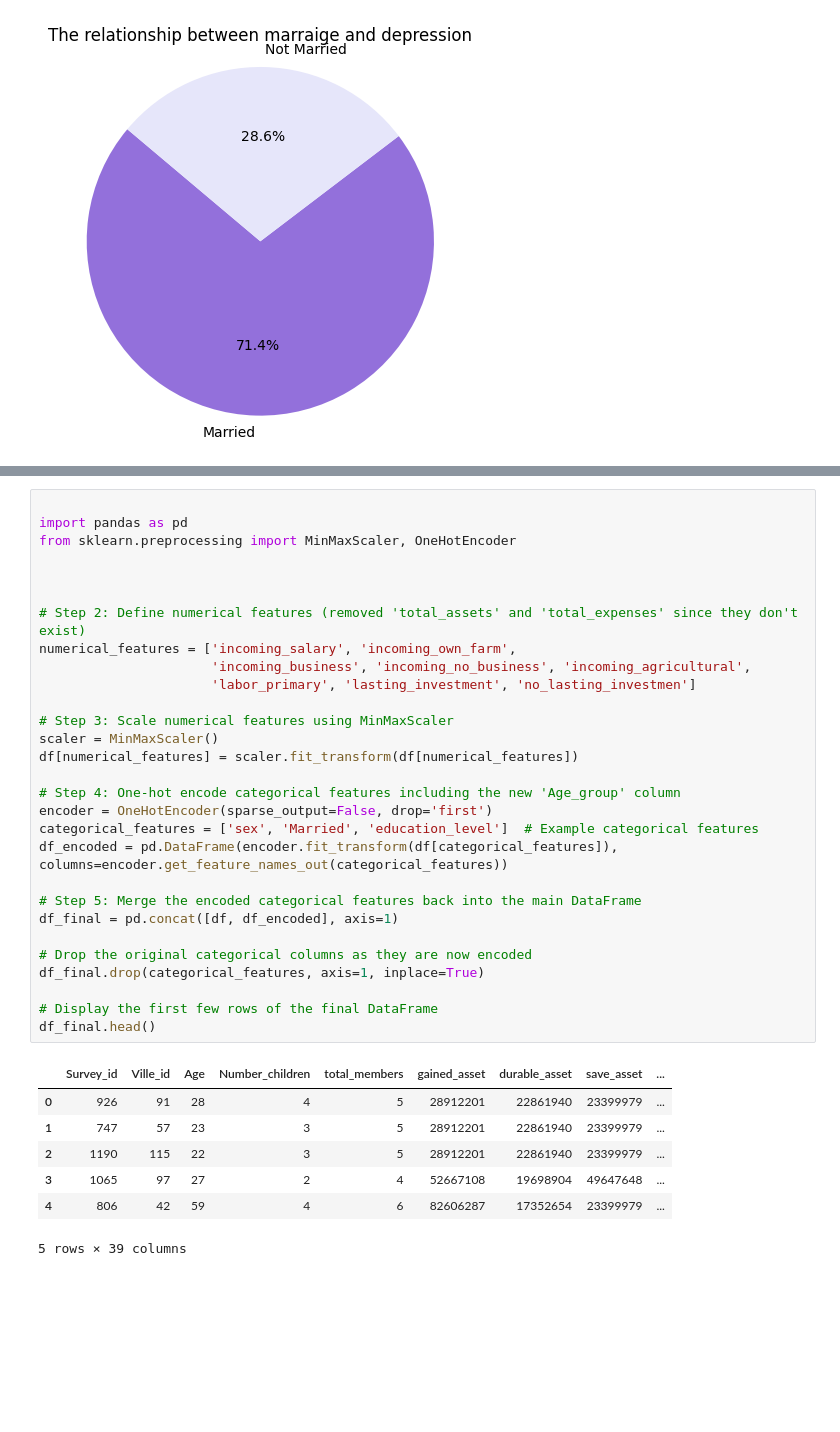
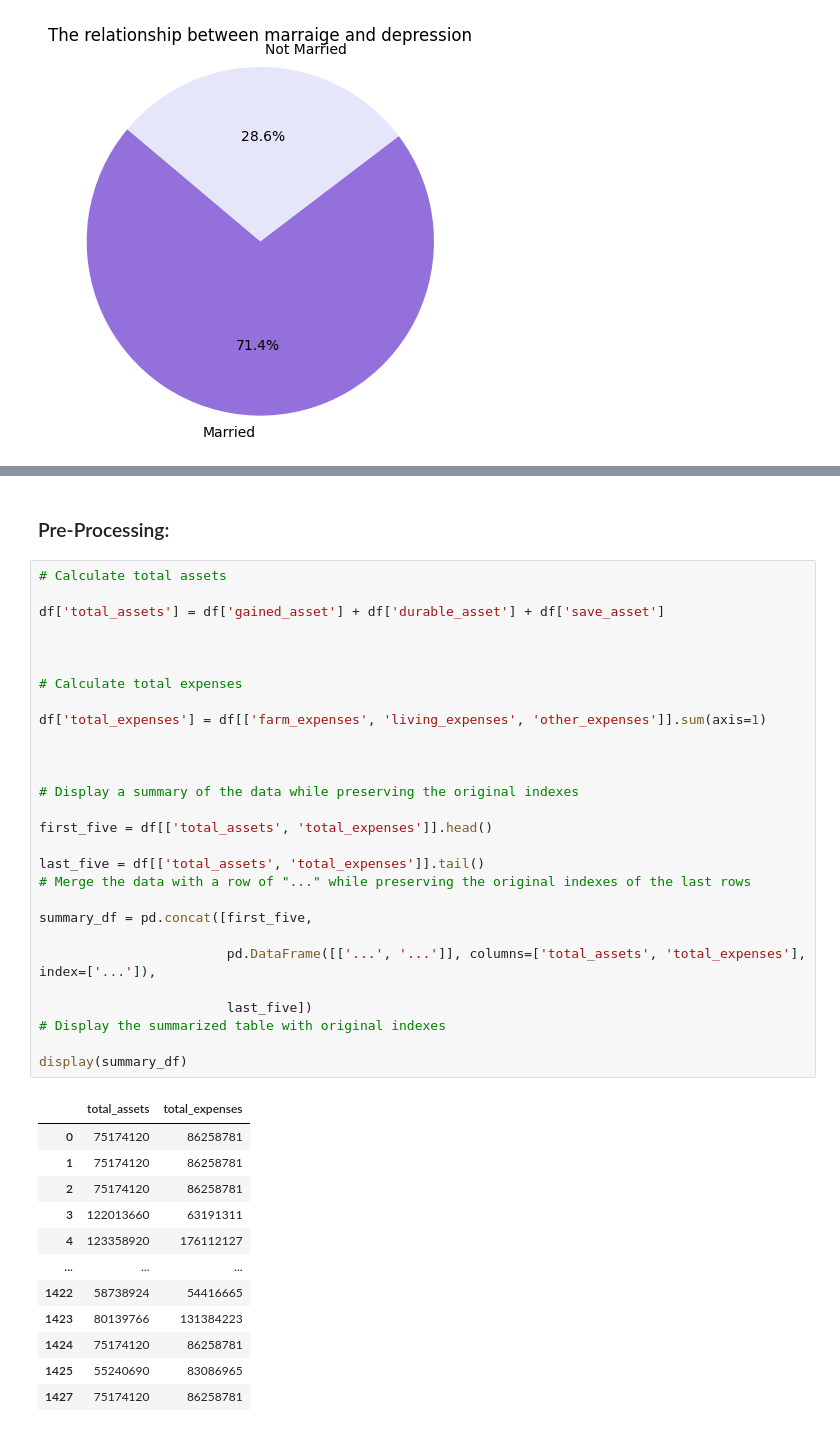
Before and after one commit to lameessa/IT326-project-depression, a Jupyter notebook: Phase 2 notebook.ipynb, the cells around one changed output, grey strips where cells are left out. Cells and saved outputs as stored; diff of their text form; blank space fills up the shorter version.

```diff
--- a/Phase 2 notebook.ipynb
+++ b/Phase 2 notebook.ipynb
@@ -223,37 +205,43 @@ plt.show()
-# %%
-
-import pandas as pd
-from sklearn.preprocessing import MinMaxScaler, OneHotEncoder
-
-
-
-# Step 2: Define numerical features (removed 'total_assets' and 'total_expenses' since they don't exist)
-numerical_features = ['incoming_salary', 'incoming_own_farm',
-                      'incoming_business', 'incoming_no_business', 'incoming_agricultural',
-                      'labor_primary', 'lasting_investment', 'no_lasting_investmen']
-
-# Step 3: Scale numerical features using MinMaxScaler
-scaler = MinMaxScaler()
-df[numerical_features] = scaler.fit_transform(df[numerical_features])
-
-# Step 4: One-hot encode categorical features including the new 'Age_group' column
-encoder = OneHotEncoder(sparse_output=False, drop='first')
-categorical_features = ['sex', 'Married', 'education_level']  # Example categorical features
-df_encoded = pd.DataFrame(encoder.fit_transform(df[categorical_features]), columns=encoder.get_feature_names_out(categorical_features))
-
-# Step 5: Merge the encoded categorical features back into the main DataFrame
-df_final = pd.concat([df, df_encoded], axis=1)
-
-# Drop the original categorical columns as they are now encoded
-df_final.drop(categorical_features, axis=1, inplace=True)
-
-# Display the first few rows of the final DataFrame
-df_final.head()
-# %% [output]
-|  | Survey_id | Ville_id | Age | Number_children | total_members | gained_asset | durable_asset | save_asset | ... |
-| 0 | 926 | 91 | 28 | 4 | 5 | 28912201 | 22861940 | 23399979 | ... |
-| 1 | 747 | 57 | 23 | 3 | 5 | 28912201 | 22861940 | 23399979 | ... |
-| 2 | 1190 | 115 | 22 | 3 | 5 | 28912201 | 22861940 | 23399979 | ... |
-| 3 | 1065 | 97 | 27 | 2 | 4 | 52667108 | 19698904 | 49647648 | ... |
-| 4 | 806 | 42 | 59 | 4 | 6 | 82606287 | 17352654 | 23399979 | ... |
-5 rows × 39 columns
+# %% [markdown]
+### Pre-Processing:
+# %%
+# Calculate total assets
+
+df['total_assets'] = df['gained_asset'] + df['durable_asset'] + df['save_asset']
+
+
+
+# Calculate total expenses
+
+df['total_expenses'] = df[['farm_expenses', 'living_expenses', 'other_expenses']].sum(axis=1)
+
+
+
+# Display a summary of the data while preserving the original indexes
+
+first_five = df[['total_assets', 'total_expenses']].head()
+
+last_five = df[['total_assets', 'total_expenses']].tail()
+# Merge the data with a row of "..." while preserving the original indexes of the last rows
+
+summary_df = pd.concat([first_five,
+
+                        pd.DataFrame([['...', '...']], columns=['total_assets', 'total_expenses'], index=['...']),
+
+                        last_five])
+# Display the summarized table with original indexes
+
+display(summary_df)
+# %% [output]
+|  | total_assets | total_expenses |
+| 0 | 75174120 | 86258781 |
+| 1 | 75174120 | 86258781 |
+| 2 | 75174120 | 86258781 |
+| 3 | 122013660 | 63191311 |
+| 4 | 123358920 | 176112127 |
+| ... | ... | ... |
+| 1422 | 58738924 | 54416665 |
+| 1423 | 80139766 | 131384223 |
+| 1424 | 75174120 | 86258781 |
+| 1425 | 55240690 | 83086965 |
+| 1427 | 75174120 | 86258781 |
```
Also changed, not shown: parts of 41 cells of this notebook.
